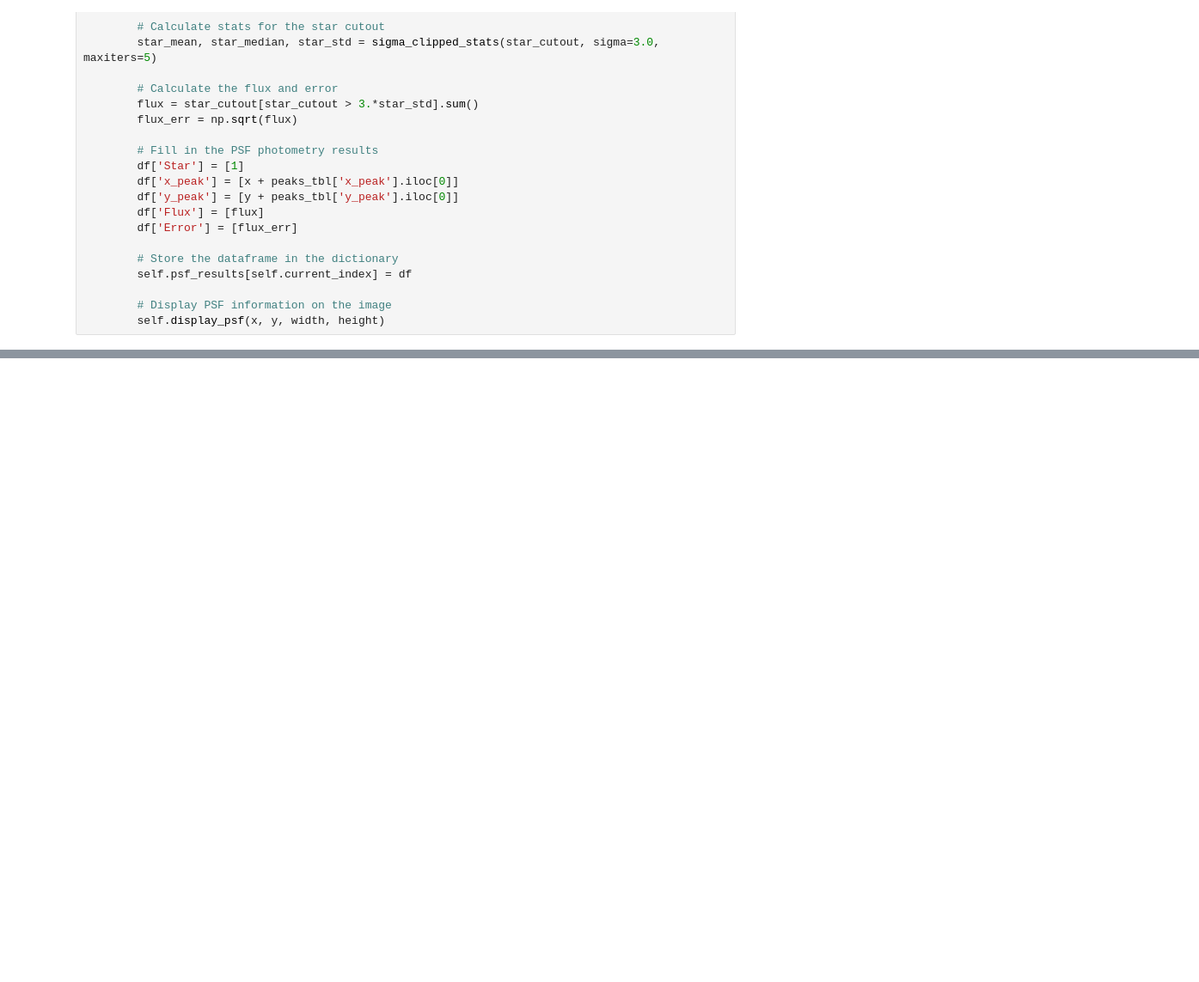
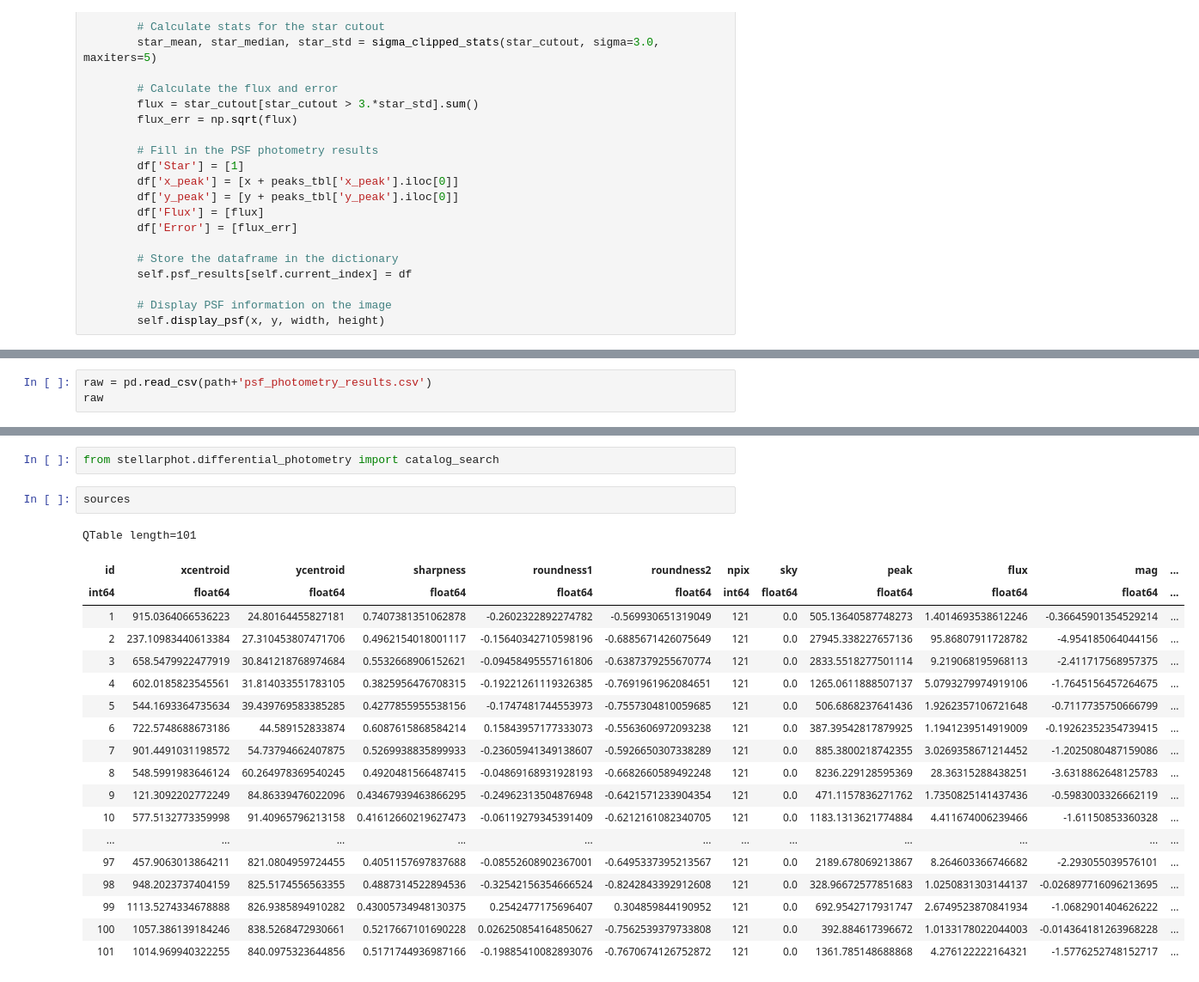
Before and after one commit to explorerjs32/rho_data_reduction_pipeline, a Jupyter notebook: photometry_mplw/psf_phot_uncert.ipynb, the cells around one changed output, grey strips where cells are left out. Shown: that part at 86% size. Drawn from its saved outputs; the diff is of its cells as text; blank space fills up the shorter version.

```diff
--- a/photometry_mplw/psf_phot_uncert.ipynb
+++ b/photometry_mplw/psf_phot_uncert.ipynb
@@ -161,0 +234,3 @@ def perform_psf_photometry(self, x, y, width, height):
+# %%
+raw = pd.read_csv(path+'psf_photometry_results.csv')
+raw
@@ -161,0 +521,24 @@ def perform_psf_photometry(self, x, y, width, height):
+# %%
+from stellarphot.differential_photometry import catalog_search
+# %%
+sources
+# %% [output]
+QTable length=101
+| id | xcentroid | ycentroid | sharpness | roundness1 | roundness2 | npix | sky | peak | flux | mag | ... |
+| int64 | float64 | float64 | float64 | float64 | float64 | int64 | float64 | float64 | float64 | float64 | ... |
+| 1 | 915.0364066536223 | 24.80164455827181 | 0.7407381351062878 | -0.2602322892274782 | -0.569930651319049 | 121 | 0.0 | 505.13640587748273 | 1.4014693538612246 | -0.36645901354529214 | ... |
+| 2 | 237.10983440613384 | 27.310453807471706 | 0.4962154018001117 | -0.15640342710598196 | -0.6885671426075649 | 121 | 0.0 | 27945.338227657136 | 95.86807911728782 | -4.954185064044156 | ... |
+| 3 | 658.5479922477919 | 30.841218768974684 | 0.5532668906152621 | -0.09458495557161806 | -0.6387379255670774 | 121 | 0.0 | 2833.5518277501114 | 9.219068195968113 | -2.411717568957375 | ... |
+| 4 | 602.0185823545561 | 31.814033551783105 | 0.3825956476708315 | -0.19221261119326385 | -0.7691961962084651 | 121 | 0.0 | 1265.0611888507137 | 5.0793279974919106 | -1.7645156457264675 | ... |
+| 5 | 544.1693364735634 | 39.439769583385285 | 0.4277855955538156 | -0.1747481744553973 | -0.7557304810059685 | 121 | 0.0 | 506.6868237641436 | 1.9262357106721648 | -0.7117735750666799 | ... |
+| 6 | 722.5748688673186 | 44.589152833874 | 0.6087615868584214 | 0.15843957177333073 | -0.5563606972093238 | 121 | 0.0 | 387.39542817879925 | 1.1941239514919009 | -0.19262352354739415 | ... |
+| 7 | 901.4491031198572 | 54.73794662407875 | 0.5269938835899933 | -0.23605941349138607 | -0.5926650307338289 | 121 | 0.0 | 885.3800218742355 | 3.0269358671214452 | -1.2025080487159086 | ... |
+| 8 | 548.5991983646124 | 60.264978369540245 | 0.4920481566487415 | -0.04869168931928193 | -0.6682660589492248 | 121 | 0.0 | 8236.229128595369 | 28.36315288438251 | -3.6318862648125783 | ... |
+| 9 | 121.3092202772249 | 84.86339476022096 | 0.43467939463866295 | -0.24962313504876948 | -0.6421571233904354 | 121 | 0.0 | 471.1157836271762 | 1.7350825141437436 | -0.5983003326662119 | ... |
+| 10 | 577.5132773359998 | 91.40965796213158 | 0.41612660219627473 | -0.06119279345391409 | -0.6212161082340705 | 121 | 0.0 | 1183.1313621774884 | 4.411674006239466 | -1.61150853360328 | ... |
+| ... | ... | ... | ... | ... | ... | ... | ... | ... | ... | ... | ... |
+| 97 | 457.9063013864211 | 821.0804959724455 | 0.4051157697837688 | -0.08552608902367001 | -0.6495337395213567 | 121 | 0.0 | 2189.678069213867 | 8.264603366746682 | -2.293055039576101 | ... |
+| 98 | 948.2023737404159 | 825.5174556563355 | 0.4887314522894536 | -0.32542156354666524 | -0.8242843392912608 | 121 | 0.0 | 328.96672577851683 | 1.0250831303144137 | -0.026897716096213695 | ... |
+| 99 | 1113.5274334678888 | 826.9385894910282 | 0.43005734948130375 | 0.2542477175696407 | 0.304859844190952 | 121 | 0.0 | 692.9542717931747 | 2.6749523870841934 | -1.0682901404626222 | ... |
+| 100 | 1057.386139184246 | 838.5268472930661 | 0.5217667101690228 | 0.026250854164850627 | -0.7562539379733808 | 121 | 0.0 | 392.884617396672 | 1.0133178022044003 | -0.014364181263968228 | ... |
+| 101 | 1014.969940322255 | 840.0975323644856 | 0.5171744936987166 | -0.19885410082893076 | -0.7670674126752872 | 121 | 0.0 | 1361.785148688868 | 4.276122222164321 | -1.5776252748152717 | ... |
```
Also changed, not shown: parts of 50 cells of this notebook, 8 other files.
